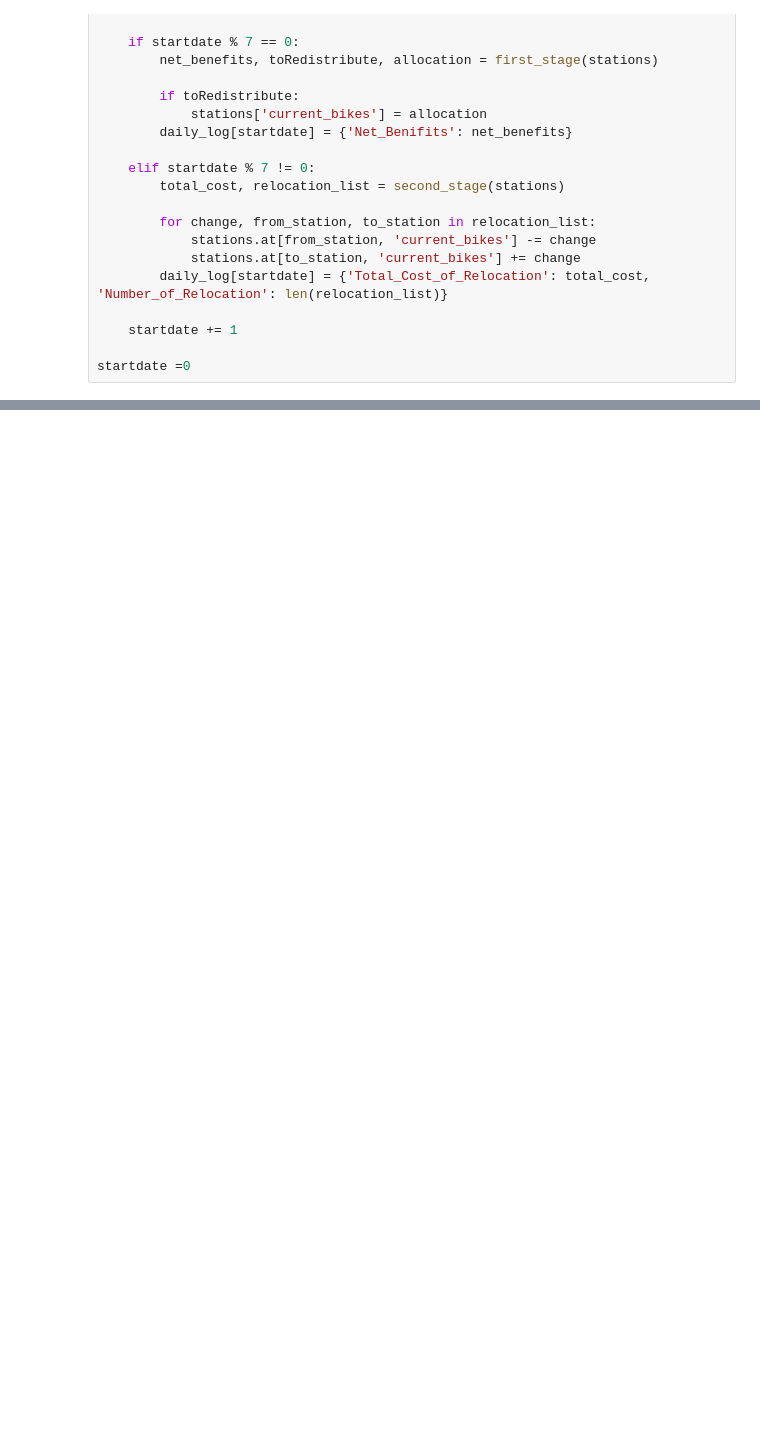
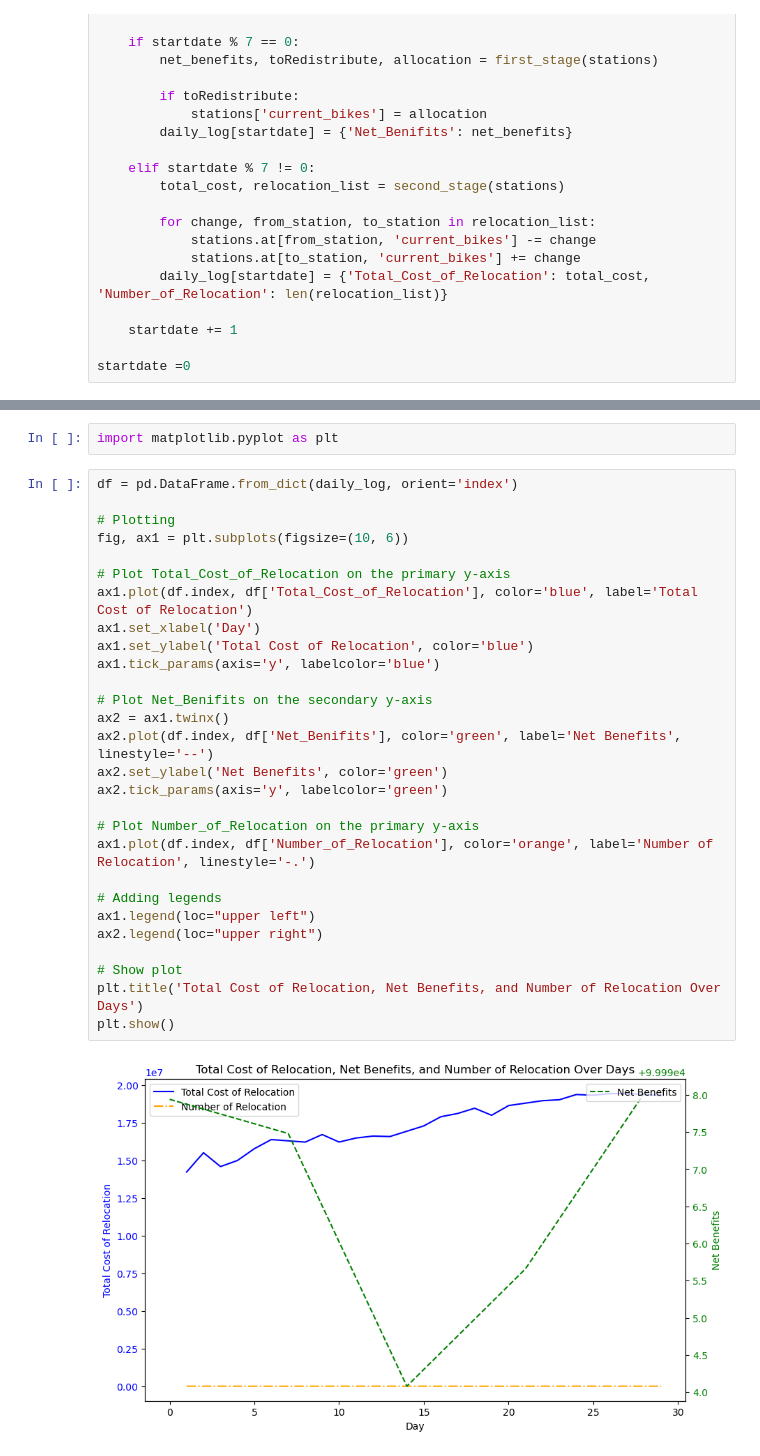
Before and after one commit to hengkuanxin/OR-SMT481-G5, a Jupyter notebook: simulation.ipynb, the cells around one changed output, grey strips where cells are left out. Saved outputs shown, nothing was run; the diff lists cells and outputs as text; blank space fills up the shorter version.

```diff
--- a/simulation.ipynb
+++ b/simulation.ipynb
@@ -112,0 +113,32 @@ print(daily_log)
+# %%
+import matplotlib.pyplot as plt
+# %%
+df = pd.DataFrame.from_dict(daily_log, orient='index')
+
+# Plotting
+fig, ax1 = plt.subplots(figsize=(10, 6))
+
+# Plot Total_Cost_of_Relocation on the primary y-axis
+ax1.plot(df.index, df['Total_Cost_of_Relocation'], color='blue', label='Total Cost of Relocation')
+ax1.set_xlabel('Day')
+ax1.set_ylabel('Total Cost of Relocation', color='blue')
+ax1.tick_params(axis='y', labelcolor='blue')
+
+# Plot Net_Benifits on the secondary y-axis
+ax2 = ax1.twinx()
+ax2.plot(df.index, df['Net_Benifits'], color='green', label='Net Benefits', linestyle='--')
+ax2.set_ylabel('Net Benefits', color='green')
+ax2.tick_params(axis='y', labelcolor='green')
+
+# Plot Number_of_Relocation on the primary y-axis
+ax1.plot(df.index, df['Number_of_Relocation'], color='orange', label='Number of Relocation', linestyle='-.')
+
+# Adding legends
+ax1.legend(loc="upper left")
+ax2.legend(loc="upper right")
+
+# Show plot
+plt.title('Total Cost of Relocation, Net Benefits, and Number of Relocation Over Days')
+plt.show()
+# %% [output]
+[figure, added]
```
Also changed, not shown: parts of 2 cells of this notebook.
